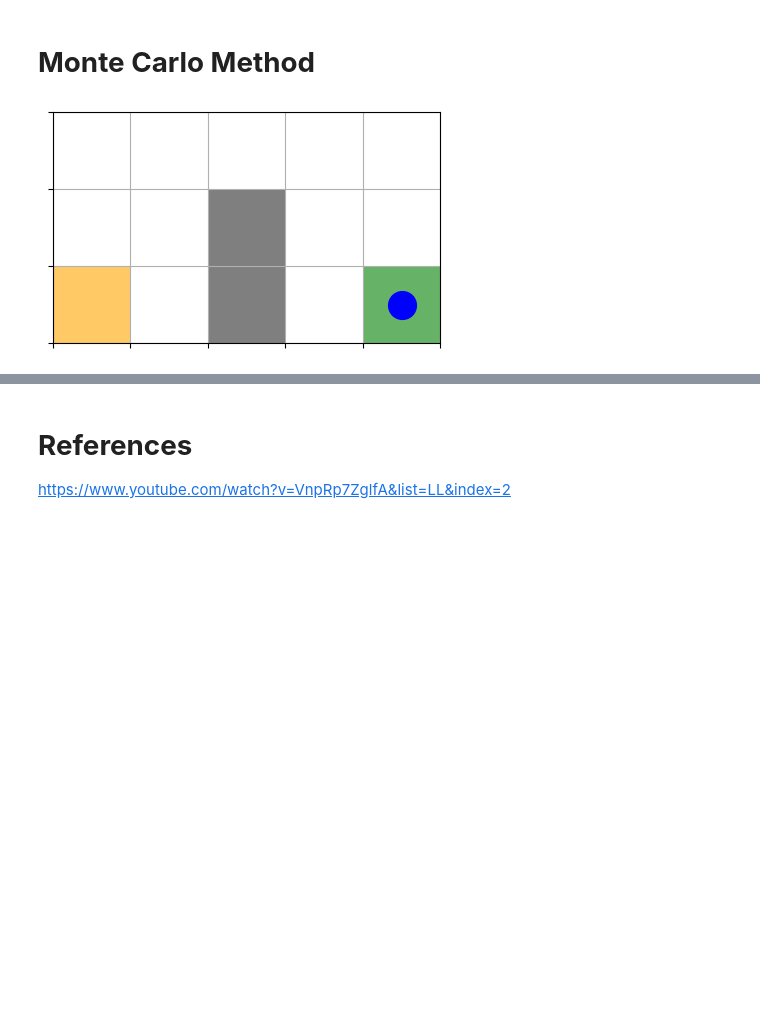
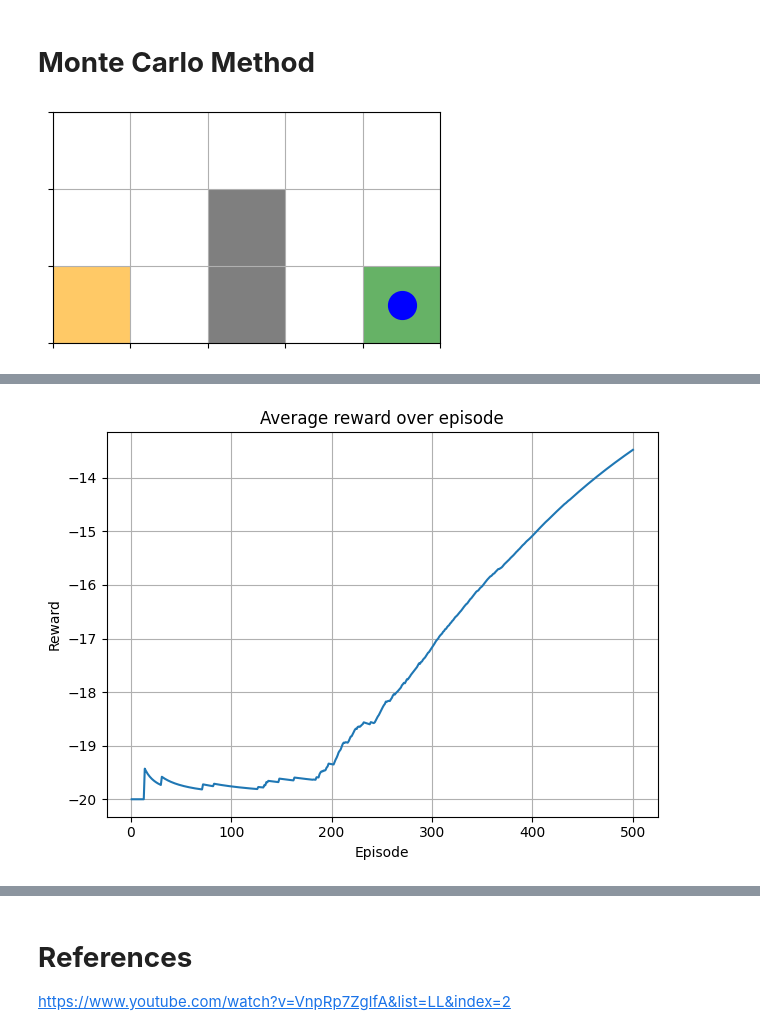
Before and after one commit to jun0se7envnx/BasicRL, a Jupyter notebook: RL_Notebook.ipynb, the cells around one changed output, grey strips where cells are left out. Cells and saved outputs as stored; diff of their text form; code cells hidden in the pictures; blank space fills up the shorter version.

```diff
--- a/RL_Notebook.ipynb
+++ b/RL_Notebook.ipynb
@@ -62,6 +60,7 @@ from dataclasses import dataclass
 import random
 import numpy as np
 import time
+from tqdm import tqdm
 
 @dataclass(frozen=True)
 class Pos:
@@ -69,14 +68,11 @@ class Pos:
     y: int
 
 class MiniGridWorld:
-    WIDTH = 5
-    HEIGHT = 3
-
     ACTIONS = {
         0: (0, -1),  # UP
-        1: (1,  0),  # RIGHT
-        2: (0,  1),  # DOWN
-        3: (-1, 0),  # LEFT
+        1: (0,  1),  # DOWN
+        2: (-1, 0),  # LEFT
+        3: (1,  0),  # RIGHT
     }
 
     def __init__(self,
@@ -86,7 +82,9 @@ class MiniGridWorld:
                  step_cost=-1.0,
                  goal_reward=0,
                  max_steps=20,
-                 fps=5):
+                 fps=5,
+                 width = 5,
+                 height = 3):
         if obstacles is None:
             obstacles = [Pos(2,1), Pos(2,2)]
         self.start = start
@@ -96,6 +94,8 @@ class MiniGridWorld:
         self.goal_reward = goal_reward
         self.max_steps = max_steps
         self.fps = fps
+        self.WIDTH = width
+        self.HEIGHT = height
         self.reset()
 
     def reset(self):
@@ -196,51 +196,68 @@ def epsilon_greedy(Q_table, state, epsilon = 0.9):
     if random.random() < epsilon:
         return random.randint(0, 3)
     else:
-        return np.argmax(Q_table[state])
+        return np.argmax(Q_table[(state.x, state.y)])
 # %%
 # --- Demo run ---
 env = MiniGridWorld()
-env.render_matplotlib()
 
 episodes = 500
 Q_table = np.zeros((env.WIDTH, env.HEIGHT, len(env.ACTIONS)))
-
-actions = [0, 0, 1, 1, 1, 1, 2, 2, 2]
 epsilon = 0.9
 gamma = 0.8
 lr = 0.1
 
 reward_ovt = []
+reward_arr = []
 
-for episode in episodes:
-    results = []
+pbar = tqdm(range(episodes))
+
+for episode in pbar:
+    trajectory = []
     done = False
-    if episode % 10 == 0:
-        epsilon -= 0.01
+    if episode % 5 == 0:
+        epsilon = max(0, epsilon - 0.01)
+    state = env.reset()
     state = env.start
     rewards = 0
     while not done:
         action = epsilon_greedy(Q_table, state, epsilon)
-        state, reward, done, _ = env.step(action)
-        if done:
-            _ = env.reset()
-            break
-        results.append([state, action, reward])
+        next_state, reward, done, _ = env.step(action)
+        trajectory.append((state, action, reward))
         rewards += reward
+        state = next_state
     G_t = 0
-    for result in reversed(results):
-        G_t = result[2] + gamma * G_t
-        Q[result[1]] = Q[result[1]] + (G_t - Q[result[1]]) * lr
-    reward_ovt.append(rewards/(episode+1))
+    for s, a, r in reversed(trajectory):
+        G_t = r + gamma * G_t
+        x, y = s.x, s.y
+        Q_table[(x, y)][a] = Q_table[(x, y)][a] + (G_t - Q_table[(x, y)][a]) * lr
+    reward_arr.append(rewards)
+    reward_ovt.append(np.average(reward_arr))
+
+    pbar.set_description(f"Episode {episode + 1}/{episodes} | Reward: {np.average(reward_arr):.2f} | "
+          f"Epsilon: {epsilon:.3f}")
 
 done = False
+_ = env.reset()
+env.render_matplotlib()
 state = env.start
-for action in actions:
+actions = []
+while not done:
+    action = np.argmax(Q_table[state.x, state.y])
+    state, reward, done, _ = env.step(action)
+    env.render_matplotlib()
+    actions.append(action)
 
-    env.render_matplotlib()
-    rewards += reward
-    if done:
-        break
-print(rewards)
+print("List of actions:", actions)
+
+plt.figure()
+plt.plot(np.arange(1, episodes + 1), np.array(reward_ovt), linewidth=1.5)
+plt.xlabel("Episode")
+plt.ylabel("Reward")
+plt.title("Average reward over episode")
+plt.grid(True)
+plt.tight_layout()
+plt.show()
+# print(reward_ovt)
 # %% [output]
 [figure]
@@ -247,0 +265 @@ print(rewards)
+[figure, added]
```
Also changed, not shown: parts of 42 cells of this notebook, 1 other file.
